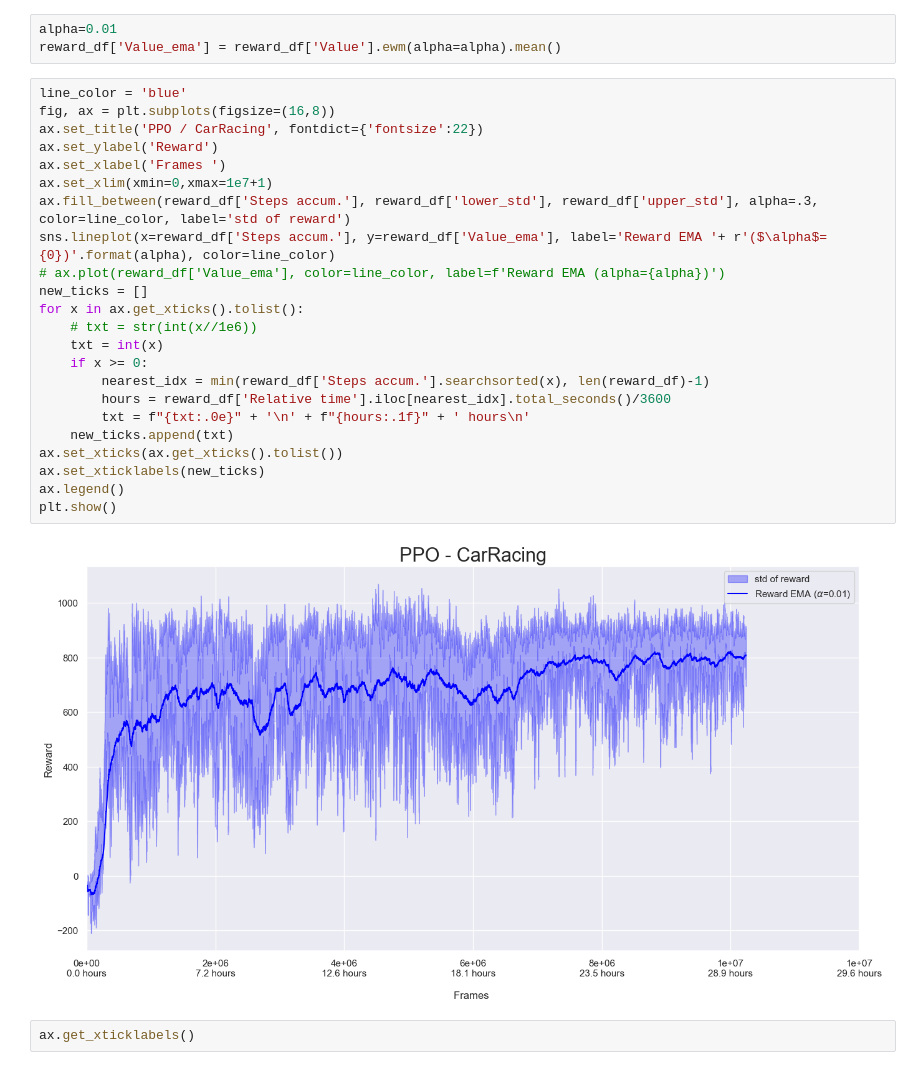
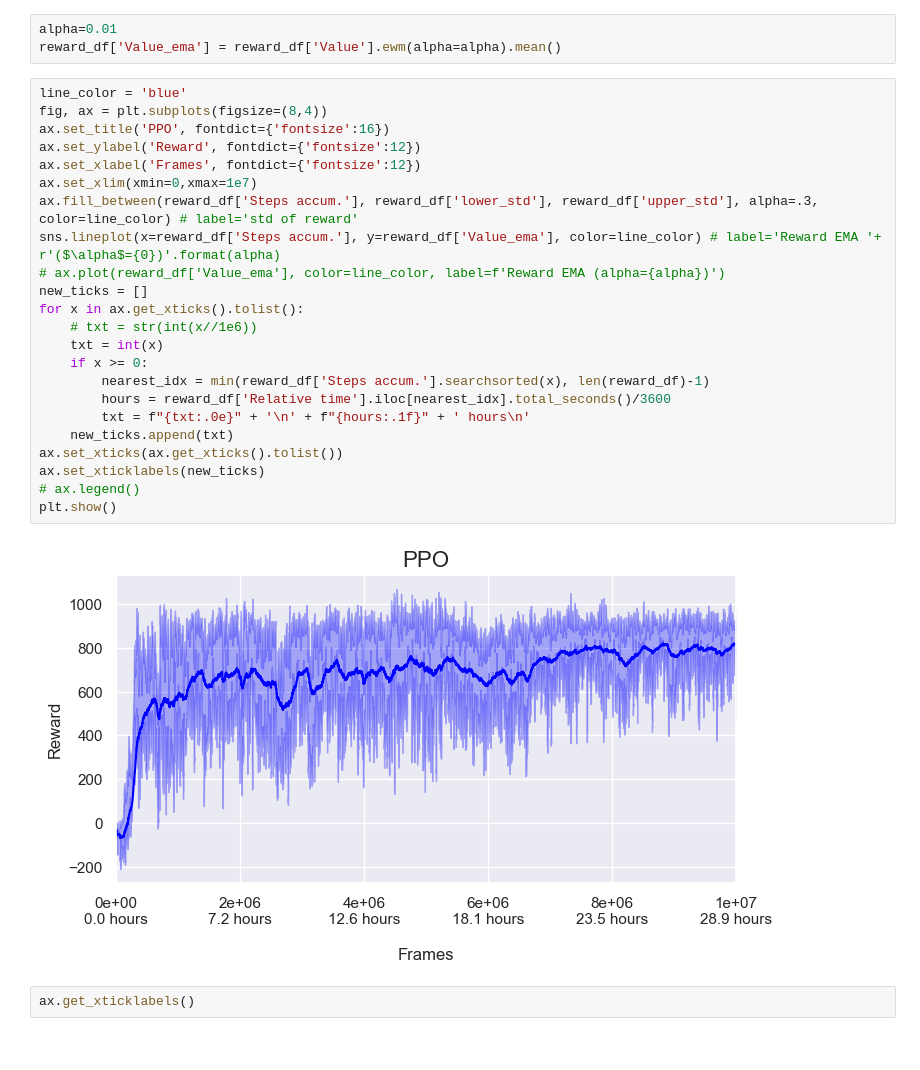
Before and after one commit to miladsamim/rl_ad, a Jupyter notebook: SAC/evaluation/plot_ppo.ipynb, the cells around one changed output. Drawn from its saved outputs; the diff is of its cells as text.

```diff
--- a/SAC/evaluation/plot_ppo.ipynb
+++ b/SAC/evaluation/plot_ppo.ipynb
@@ -28,29 +28,29 @@ alpha=0.01
 reward_df['Value_ema'] = reward_df['Value'].ewm(alpha=alpha).mean()
 # %%
 line_color = 'blue'
-fig, ax = plt.subplots(figsize=(16,8))
-ax.set_title('PPO / CarRacing', fontdict={'fontsize':22})
-ax.set_ylabel('Reward')
-ax.set_xlabel('Frames ')
-ax.set_xlim(xmin=0,xmax=1e7+1)
-ax.fill_between(reward_df['Steps accum.'], reward_df['lower_std'], reward_df['upper_std'], alpha=.3, color=line_color, label='std of reward')
-sns.lineplot(x=reward_df['Steps accum.'], y=reward_df['Value_ema'], label='Reward EMA '+ r'($\alpha$={0})'.format(alpha), color=line_color)
+fig, ax = plt.subplots(figsize=(8,4))
+ax.set_title('PPO', fontdict={'fontsize':16})
+ax.set_ylabel('Reward', fontdict={'fontsize':12})
+ax.set_xlabel('Frames', fontdict={'fontsize':12})
+ax.set_xlim(xmin=0,xmax=1e7)
+ax.fill_between(reward_df['Steps accum.'], reward_df['lower_std'], reward_df['upper_std'], alpha=.3, color=line_color) # label='std of reward'
+sns.lineplot(x=reward_df['Steps accum.'], y=reward_df['Value_ema'], color=line_color) # label='Reward EMA '+ r'($\alpha$={0})'.format(alpha)
 # ax.plot(reward_df['Value_ema'], color=line_color, label=f'Reward EMA (alpha={alpha})')
 new_ticks = []
 for x in ax.get_xticks().tolist():
     # txt = str(int(x//1e6))
     txt = int(x)
     if x >= 0:
         nearest_idx = min(reward_df['Steps accum.'].searchsorted(x), len(reward_df)-1)
         hours = reward_df['Relative time'].iloc[nearest_idx].total_seconds()/3600
         txt = f"{txt:.0e}" + '\n' + f"{hours:.1f}" + ' hours\n'
     new_ticks.append(txt)
 ax.set_xticks(ax.get_xticks().tolist())
 ax.set_xticklabels(new_ticks)
-ax.legend()
+# ax.legend()
 plt.show()
 # %% [output]
-[figure, old version]
+[figure, new version]
 # %%
 ax.get_xticklabels()
 # %% [output]
```
Also changed, not shown: 4 other files.
